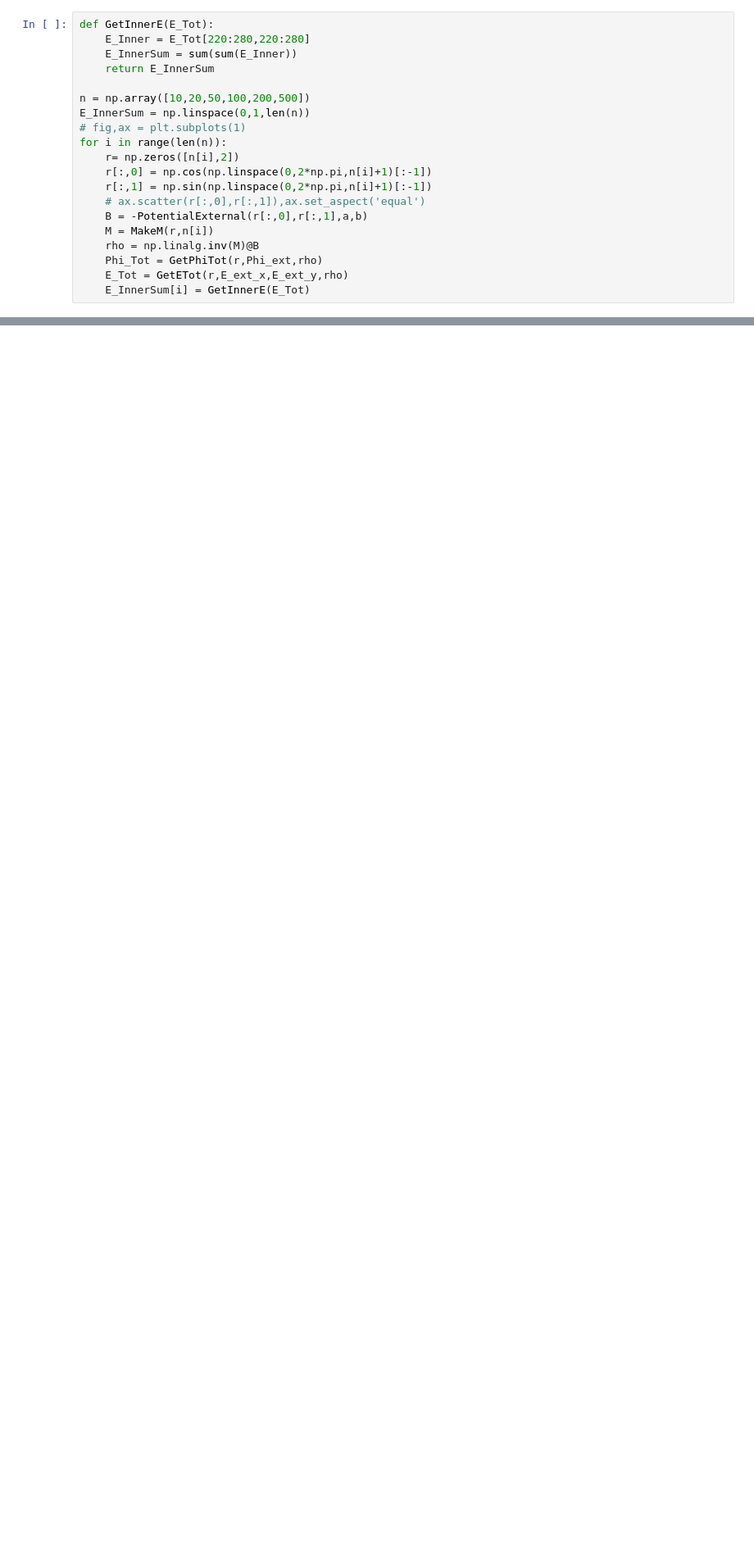
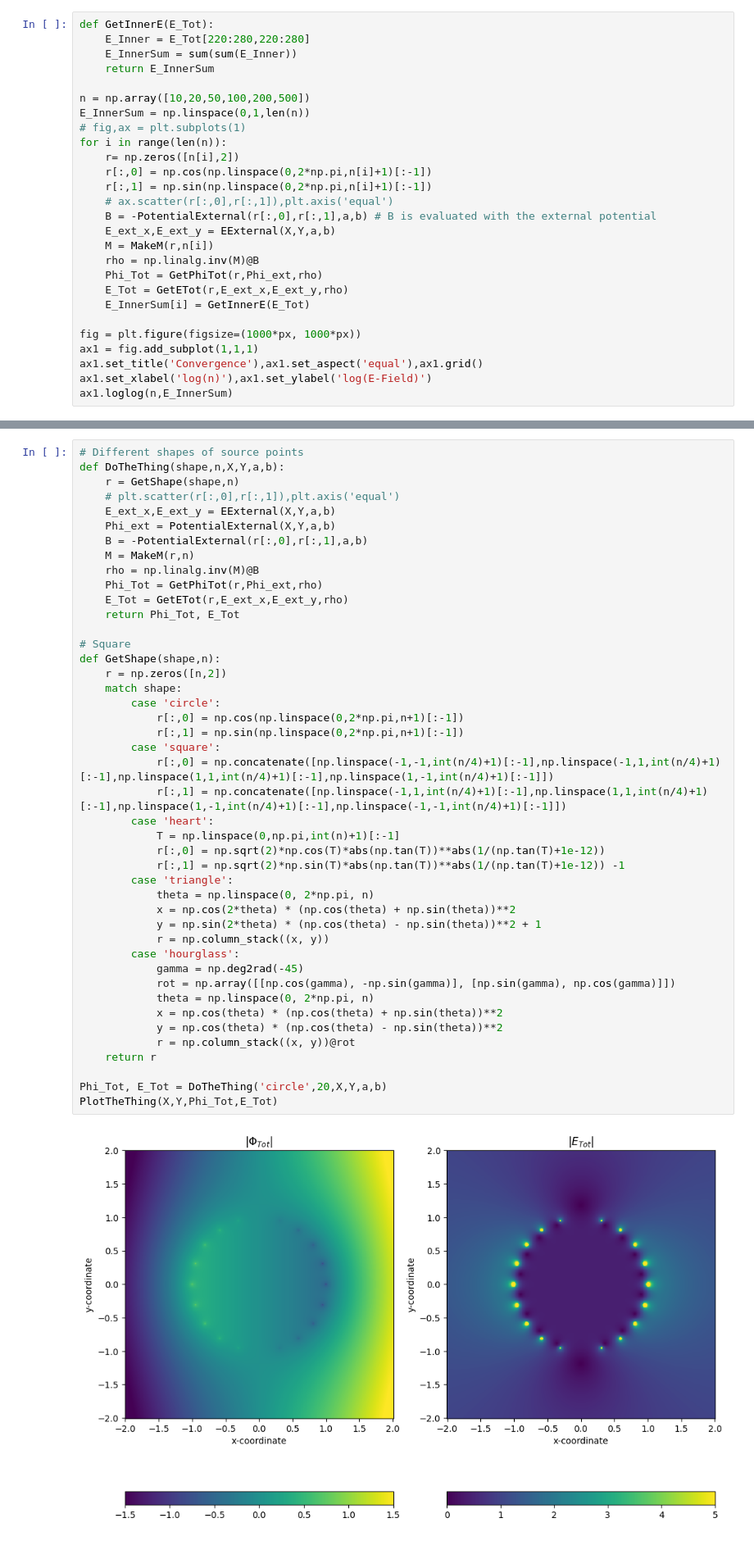
Before and after one commit to findus3006/Problem-11, a Jupyter notebook: Problem11.ipynb, the cells around one changed output, grey strips where cells are left out. Shown: that part at 82% size. Drawn from its saved outputs; the diff is of its cells as text; blank space fills up the shorter version.

```diff
--- a/Problem11.ipynb
+++ b/Problem11.ipynb
@@ -143,10 +144,17 @@ for i in range(len(n)):
     r= np.zeros([n[i],2])
     r[:,0] = np.cos(np.linspace(0,2*np.pi,n[i]+1)[:-1])
     r[:,1] = np.sin(np.linspace(0,2*np.pi,n[i]+1)[:-1])
-    # ax.scatter(r[:,0],r[:,1]),ax.set_aspect('equal')
-    B = -PotentialExternal(r[:,0],r[:,1],a,b)
+    # ax.scatter(r[:,0],r[:,1]),plt.axis('equal')
+    B = -PotentialExternal(r[:,0],r[:,1],a,b) # B is evaluated with the external potential
+    E_ext_x,E_ext_y = EExternal(X,Y,a,b)
     M = MakeM(r,n[i])
     rho = np.linalg.inv(M)@B
     Phi_Tot = GetPhiTot(r,Phi_ext,rho)
     E_Tot = GetETot(r,E_ext_x,E_ext_y,rho)
     E_InnerSum[i] = GetInnerE(E_Tot)
+
+fig = plt.figure(figsize=(1000*px, 1000*px))
+ax1 = fig.add_subplot(1,1,1)
+ax1.set_title('Convergence'),ax1.set_aspect('equal'),ax1.grid()
+ax1.set_xlabel('log(n)'),ax1.set_ylabel('log(E-Field)')
+ax1.loglog(n,E_InnerSum)
@@ -161,0 +164,46 @@ ax1.loglog(n,E_InnerSum)
+# %%
+# Different shapes of source points
+def DoTheThing(shape,n,X,Y,a,b):
+    r = GetShape(shape,n)
+    # plt.scatter(r[:,0],r[:,1]),plt.axis('equal')
+    E_ext_x,E_ext_y = EExternal(X,Y,a,b)
+    Phi_ext = PotentialExternal(X,Y,a,b)
+    B = -PotentialExternal(r[:,0],r[:,1],a,b)
+    M = MakeM(r,n)
+    rho = np.linalg.inv(M)@B
+    Phi_Tot = GetPhiTot(r,Phi_ext,rho)
+    E_Tot = GetETot(r,E_ext_x,E_ext_y,rho)
+    return Phi_Tot, E_Tot
+
+# Square
+def GetShape(shape,n):
+    r = np.zeros([n,2])
+    match shape:
+        case 'circle':
+            r[:,0] = np.cos(np.linspace(0,2*np.pi,n+1)[:-1])
+            r[:,1] = np.sin(np.linspace(0,2*np.pi,n+1)[:-1])
+        case 'square':
+            r[:,0] = np.concatenate([np.linspace(-1,-1,int(n/4)+1)[:-1],np.linspace(-1,1,int(n/4)+1)[:-1],np.linspace(1,1,int(n/4)+1)[:-1],np.linspace(1,-1,int(n/4)+1)[:-1]])
+            r[:,1] = np.concatenate([np.linspace(-1,1,int(n/4)+1)[:-1],np.linspace(1,1,int(n/4)+1)[:-1],np.linspace(1,-1,int(n/4)+1)[:-1],np.linspace(-1,-1,int(n/4)+1)[:-1]])
+        case 'heart':
+            T = np.linspace(0,np.pi,int(n)+1)[:-1]
+            r[:,0] = np.sqrt(2)*np.cos(T)*abs(np.tan(T))**abs(1/(np.tan(T)+1e-12))
+            r[:,1] = np.sqrt(2)*np.sin(T)*abs(np.tan(T))**abs(1/(np.tan(T)+1e-12)) -1
+        case 'triangle':
+            theta = np.linspace(0, 2*np.pi, n)
+            x = np.cos(2*theta) * (np.cos(theta) + np.sin(theta))**2
+            y = np.sin(2*theta) * (np.cos(theta) - np.sin(theta))**2 + 1
+            r = np.column_stack((x, y))
+        case 'hourglass':
+            gamma = np.deg2rad(-45)
+            rot = np.array([[np.cos(gamma), -np.sin(gamma)], [np.sin(gamma), np.cos(gamma)]])
+            theta = np.linspace(0, 2*np.pi, n)
+            x = np.cos(theta) * (np.cos(theta) + np.sin(theta))**2
+            y = np.cos(theta) * (np.cos(theta) - np.sin(theta))**2
+            r = np.column_stack((x, y))@rot
+    return r
+
+Phi_Tot, E_Tot = DoTheThing('circle',20,X,Y,a,b)
+PlotTheThing(X,Y,Phi_Tot,E_Tot)
+# %% [output]
+[figure, added]
```
Also changed, not shown: parts of 7 cells of this notebook.
